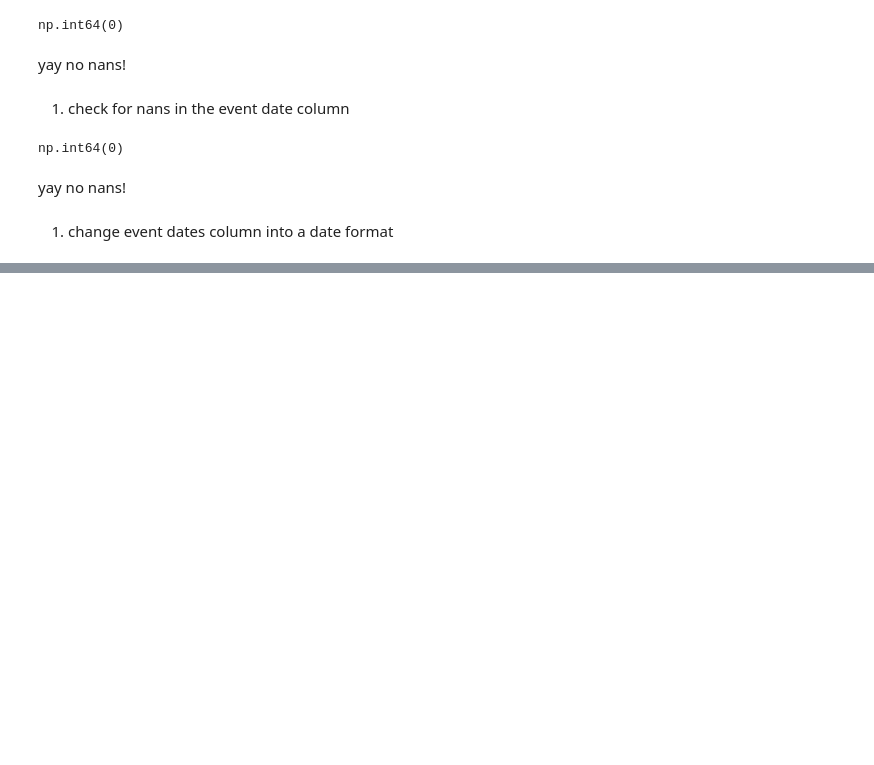
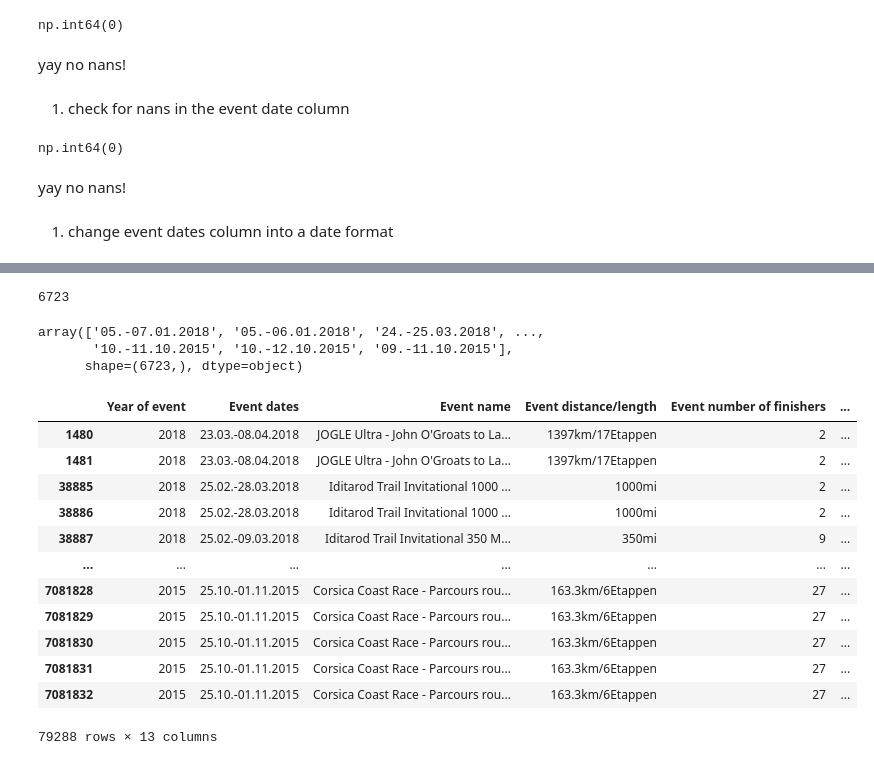
Before and after one commit to kendall-lucas25/women_endurance, a Jupyter notebook: DTSC_220_Final.ipynb, the cells around one changed output, grey strips where cells are left out. Cells and saved outputs as stored; diff of their text form; code cells hidden in the pictures; blank space fills up the shorter version.

```diff
--- a/DTSC_220_Final.ipynb
+++ b/DTSC_220_Final.ipynb
@@ -256,0 +236,34 @@ dtype: object
+# %%
+#change to a string then check the length (if more than 10 then there is a problem)
+df['Event dates'].astype(str)
+wrong_dates_df = df.loc[(df['Event dates'].str.len() != 10)]
+#uh oh thats a lot
+# %%
+wrong_dates_df['Event dates'].nunique()
+#6723 to be exact
+# %% [output]
+6723
+# %%
+wrong_dates_df['Event dates'].unique()
+#it seems like they all have an unnecessary **.- before what we really want (##.##.####)
+# %% [output]
+array(['05.-07.01.2018', '05.-06.01.2018', '24.-25.03.2018', ...,
+       '10.-11.10.2015', '10.-12.10.2015', '09.-11.10.2015'],
+      shape=(6723,), dtype=object)
+# %%
+wrong_dates_df.loc[(wrong_dates_df['Event dates'].str.len() != 14)]
+#these have the extra ##.##.- before what we want
+# %% [output]
+|  | Year of event | Event dates | Event name | Event distance/length | Event number of finishers | ... |
+| 1480 | 2018 | 23.03.-08.04.2018 | JOGLE Ultra - John O'Groats to La... | 1397km/17Etappen | 2 | ... |
+| 1481 | 2018 | 23.03.-08.04.2018 | JOGLE Ultra - John O'Groats to La... | 1397km/17Etappen | 2 | ... |
+| 38885 | 2018 | 25.02.-28.03.2018 | Iditarod Trail Invitational 1000 ... | 1000mi | 2 | ... |
+| 38886 | 2018 | 25.02.-28.03.2018 | Iditarod Trail Invitational 1000 ... | 1000mi | 2 | ... |
+| 38887 | 2018 | 25.02.-09.03.2018 | Iditarod Trail Invitational 350 M... | 350mi | 9 | ... |
+| ... | ... | ... | ... | ... | ... | ... |
+| 7081828 | 2015 | 25.10.-01.11.2015 | Corsica Coast Race - Parcours rou... | 163.3km/6Etappen | 27 | ... |
+| 7081829 | 2015 | 25.10.-01.11.2015 | Corsica Coast Race - Parcours rou... | 163.3km/6Etappen | 27 | ... |
+| 7081830 | 2015 | 25.10.-01.11.2015 | Corsica Coast Race - Parcours rou... | 163.3km/6Etappen | 27 | ... |
+| 7081831 | 2015 | 25.10.-01.11.2015 | Corsica Coast Race - Parcours rou... | 163.3km/6Etappen | 27 | ... |
+| 7081832 | 2015 | 25.10.-01.11.2015 | Corsica Coast Race - Parcours rou... | 163.3km/6Etappen | 27 | ... |
+79288 rows × 13 columns
```
Also changed, not shown: parts of 7 cells of this notebook.
